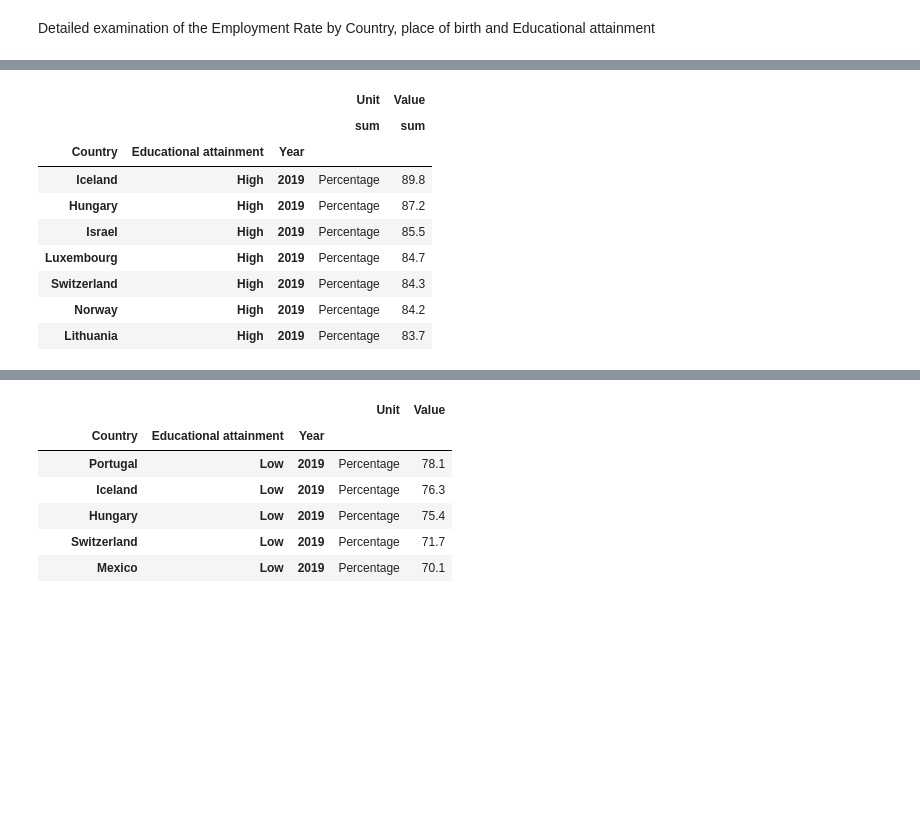
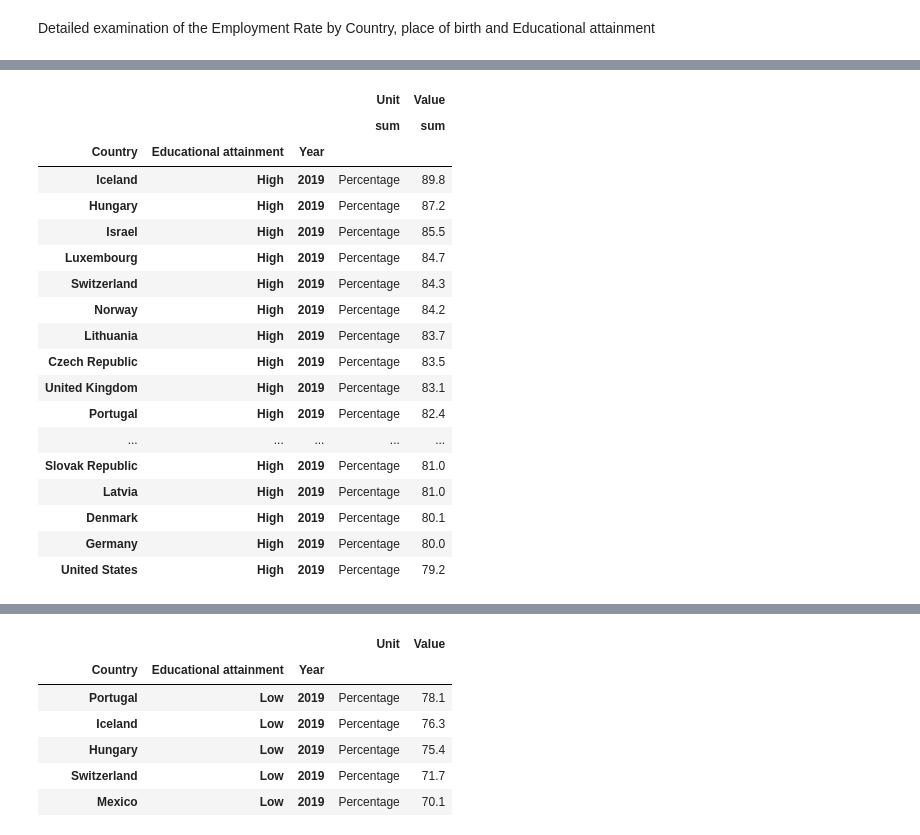
Before and after one commit to sergioabz/mid_project, a Jupyter notebook: notebooks/Cont_Analysis_midbootcamp_project.ipynb, the cells around one changed output, grey strips where cells are left out. Saved outputs shown, nothing was run; the diff lists cells and outputs as text; code cells hidden in the pictures; blank space fills up the shorter version.

```diff
--- a/notebooks/Cont_Analysis_midbootcamp_project.ipynb
+++ b/notebooks/Cont_Analysis_midbootcamp_project.ipynb
@@ -68,7 +68,7 @@ def emp_rate_edu (data: pd.DataFrame, place_of_birth: object, Educational_attain
 
 
 
-    max_immi2 = max_immi1.sort_values(by = ('Value', 'sum'), ascending=False).head(7)
+    max_immi2 = max_immi1.sort_values(by = ('Value', 'sum'), ascending=False).head(20)
 
 
     return max_immi2
@@ -75,17 +144,26 @@ def emp_rate_edu (data: pd.DataFrame, place_of_birth: object, Educational_attain
 # %%
-data_1 = emp_rate_edu(data, 'Foreign-born',  'High', 2019)
-data_1
+data_high_2019 = emp_rate_edu(data, 'Foreign-born',  'High', 2019)
+data_high_2019
 # %% [output]
 |  |  |  | Unit | Value |
 |  |  |  | sum | sum |
 | Country | Educational attainment | Year |  |  |
 | Iceland | High | 2019 | Percentage | 89.8 |
 | Hungary | High | 2019 | Percentage | 87.2 |
 | Israel | High | 2019 | Percentage | 85.5 |
 | Luxembourg | High | 2019 | Percentage | 84.7 |
 | Switzerland | High | 2019 | Percentage | 84.3 |
 | Norway | High | 2019 | Percentage | 84.2 |
 | Lithuania | High | 2019 | Percentage | 83.7 |
+| Czech Republic | High | 2019 | Percentage | 83.5 |
+| United Kingdom | High | 2019 | Percentage | 83.1 |
+| Portugal | High | 2019 | Percentage | 82.4 |
+| ... | ... | ... | ... | ... |
+| Slovak Republic | High | 2019 | Percentage | 81.0 |
+| Latvia | High | 2019 | Percentage | 81.0 |
+| Denmark | High | 2019 | Percentage | 80.1 |
+| Germany | High | 2019 | Percentage | 80.0 |
+| United States | High | 2019 | Percentage | 79.2 |
 # %%
 data_1.columns = data_1.columns.droplevel(1)
 # %%
```
Also changed, not shown: parts of 5 cells of this notebook, 1 other file.
